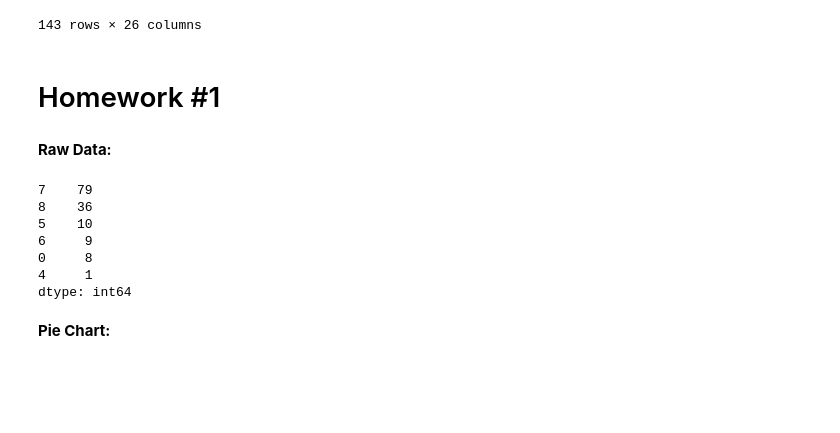
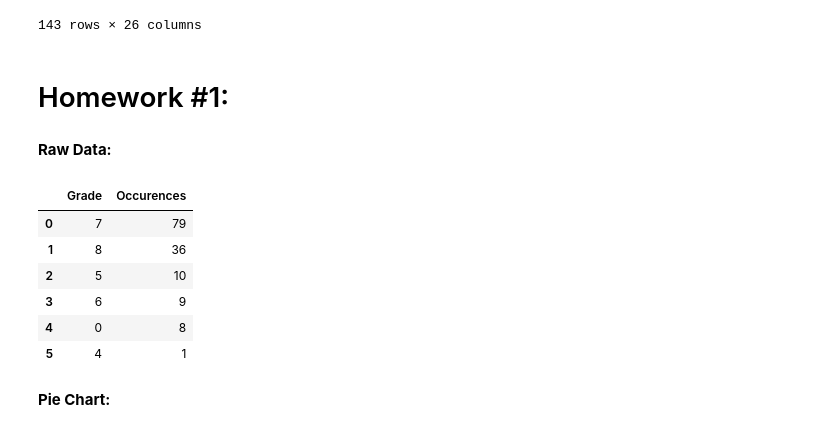
Before and after one commit to talamo13/Student-Success-Dashboard, a Jupyter notebook: F20_HW_Assignments.ipynb, the cells around one changed output. Saved outputs shown, nothing was run; the diff lists cells and outputs as text; code cells hidden in the pictures; blank space fills up the shorter version.

```diff
--- a/F20_HW_Assignments.ipynb
+++ b/F20_HW_Assignments.ipynb
@@ -34,14 +35,13 @@ df
 | 142 | F20.143 | F | 7.71 | 8.00 | 7.6200 | ... |
 143 rows × 26 columns
 # %% [markdown]
-# Homework #1
+# Homework #1:
 # %%
-# @title
-## Pie Chart For Score Distribution
+## Logic behind the data used in the visualizations
 
-## Put all homework scores into a python list
-homework_series = df['HW 1 Points Grade <Numeric MaxPoints:8 Category:Homework>']
-homework_list = homework_series.tolist()
+## Put all homework 1 scores into a python list
+homework1_series = df['HW 1 Points Grade <Numeric MaxPoints:8 Category:Homework>']
+homework1_list = homework1_series.tolist()
 
 ## Create labels to categorize scrores
 score_labels = {
@@ -56,28 +56,36 @@ score_labels = {
     '0': (0.00,0.99)
 }
 
+## Function to assign labels to homework scores
 def assign_label(points):
   for score,(lower_bound, upper_bound) in score_labels.items():
     if lower_bound <= points <= upper_bound:
       return score
 
-grades = [assign_label(points) for points in homework_list]
+## Call function to assign labels to homework scores
+homework1_grades = [assign_label(points) for points in homework1_list]
 
-grades_series = pd.Series(grades)
+## Create pandas series from grades list
+homework1_grades_series = pd.Series(homework1_grades)
 
-grade_occurences = grades_series.value_counts()
+## Calculate how many occurences of each label occur in the dataset
+homework1_grade_occurences = homework1_grades_series.value_counts()
+
+## Convert grade_occurences into a DataFrame
+df_homework1_grade_occurences = pd.DataFrame(homework1_grade_occurences).reset_index()
+df_homework1_grade_occurences.columns = ['Grade', 'Occurences']
 # %% [markdown]
 **Raw Data:**
 # %%
 # @title
-grade_occurences
+df_homework1_grade_occurences
 # %% [output]
-7    79
-8    36
-5    10
-6     9
-0     8
-4     1
-dtype: int64
+|  | Grade | Occurences |
+| 0 | 7 | 79 |
+| 1 | 8 | 36 |
+| 2 | 5 | 10 |
+| 3 | 6 | 9 |
+| 4 | 0 | 8 |
+| 5 | 4 | 1 |
 # %% [markdown]
 **Pie Chart:**
```
Also changed, not shown: parts of 11 cells of this notebook.
